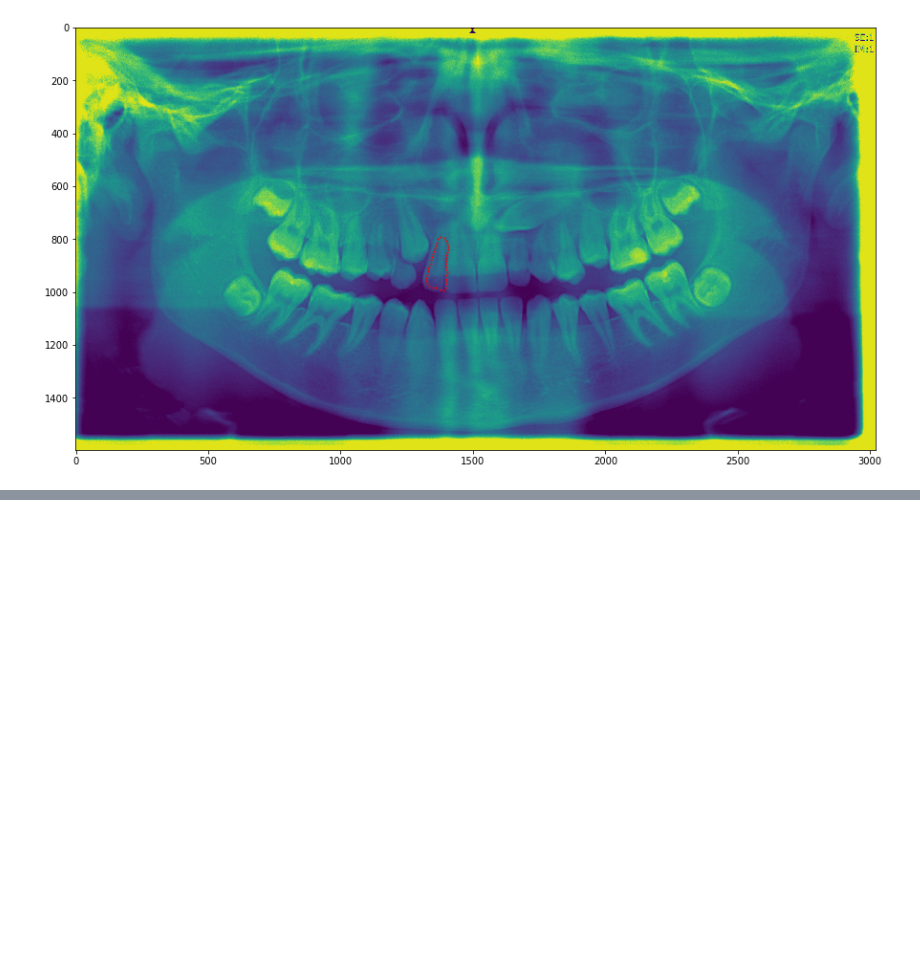
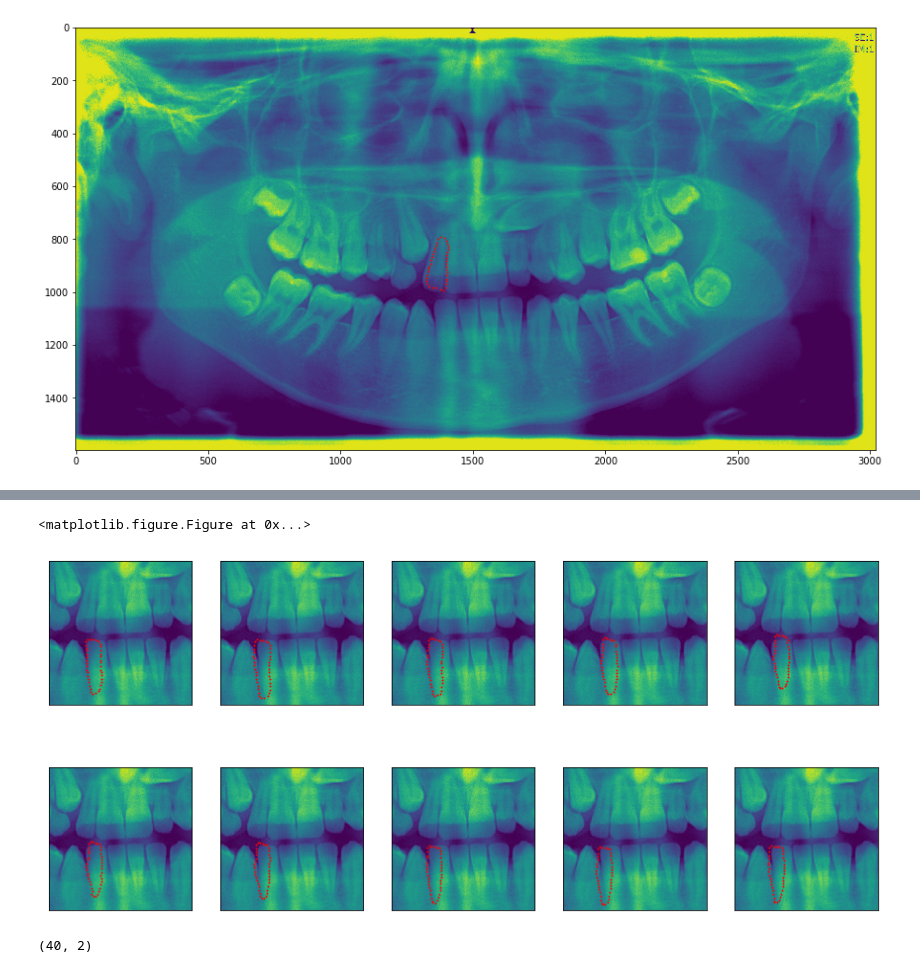
Before and after one commit to Aoriseth/Python-Active-shape-model-for-Incisor-Segmentation, a Jupyter notebook: ActiveShapeModel.ipynb, the cells around one changed output, grey strips where cells are left out. Saved outputs shown, nothing was run; the diff lists cells and outputs as text; code cells hidden in the pictures; blank space fills up the shorter version.

Commit message:
active shape model update

```diff
--- a/ActiveShapeModel.ipynb
+++ b/ActiveShapeModel.ipynb
@@ -78,0 +138,9 @@ if __name__ == "__main__":
+# %%
+    show_evolution(img, points_array)
+# %% [output]
+<matplotlib.figure.Figure at 0x...>
+[figure, added]
+# %%
+points_array[0].shape
+# %% [output]
+(40, 2)
```
Also changed, not shown: parts of 3 cells of this notebook, 7 other files.
